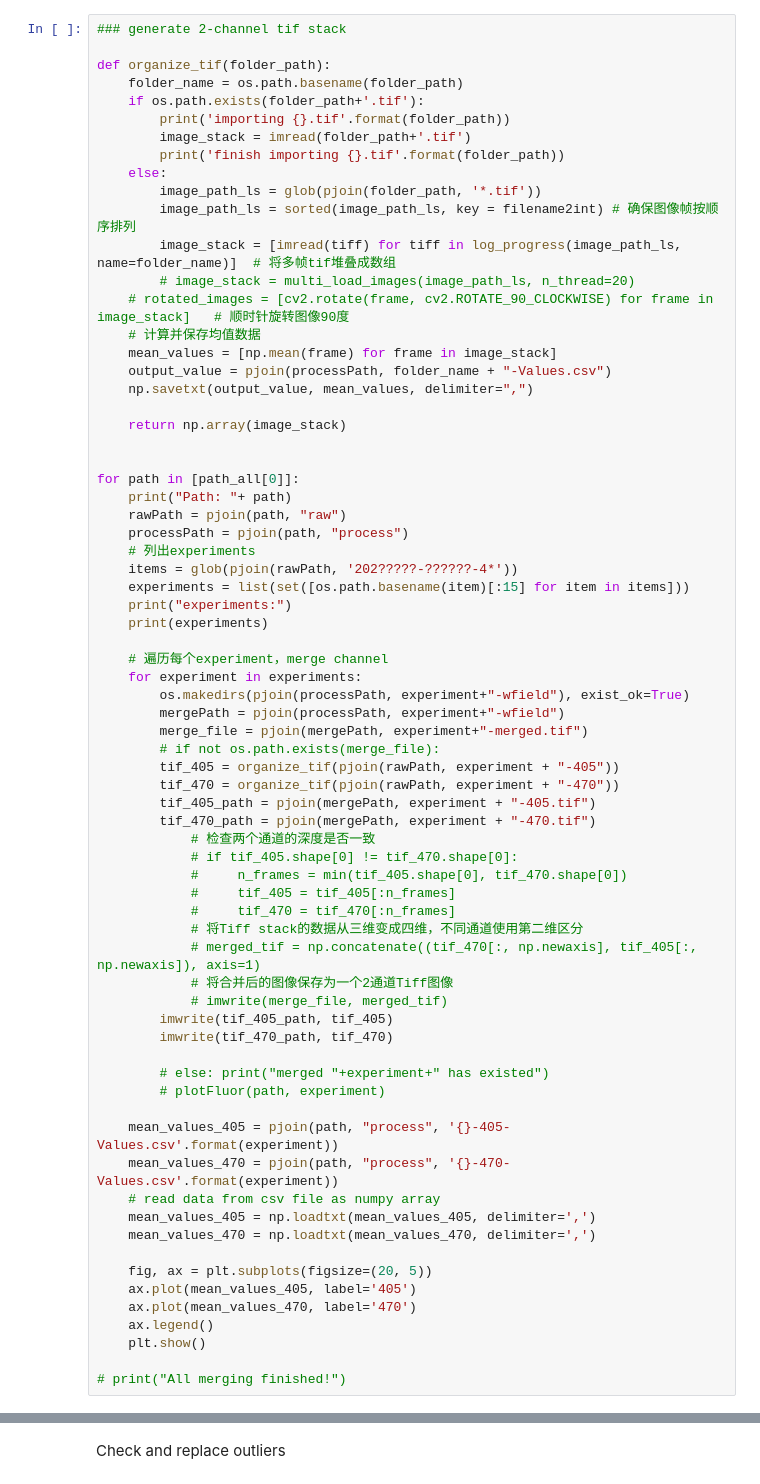
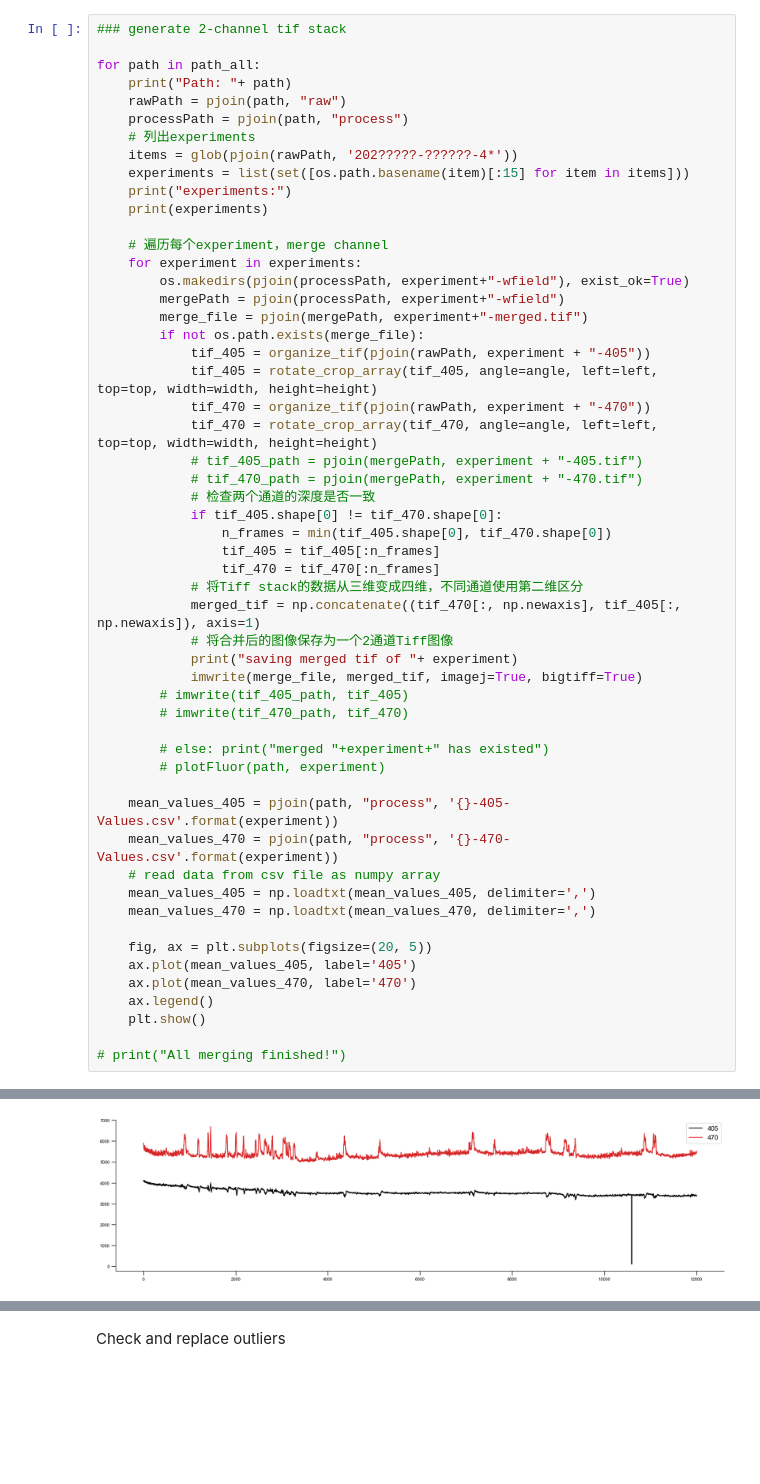
Before and after one commit to Zhaoxi-Liu/widefield_imaging_analysis, a Jupyter notebook: wf_analysis_WRX.ipynb, the cells around one changed output, grey strips where cells are left out. Saved outputs shown, nothing was run; the diff lists cells and outputs as text; blank space fills up the shorter version.

```diff
--- a/wf_analysis_WRX.ipynb
+++ b/wf_analysis_WRX.ipynb
@@ -51,27 +223,7 @@ All the file path:
 # %%
 ### generate 2-channel tif stack
 
-def organize_tif(folder_path):
-    folder_name = os.path.basename(folder_path)
-    if os.path.exists(folder_path+'.tif'):
-        print('importing {}.tif'.format(folder_path))
-        image_stack = imread(folder_path+'.tif')
-        print('finish importing {}.tif'.format(folder_path))
-    else:
-        image_path_ls = glob(pjoin(folder_path, '*.tif'))
-        image_path_ls = sorted(image_path_ls, key = filename2int) # 确保图像帧按顺序排列
-        image_stack = [imread(tiff) for tiff in log_progress(image_path_ls, name=folder_name)]  # 将多帧tif堆叠成数组
-        # image_stack = multi_load_images(image_path_ls, n_thread=20)
-    # rotated_images = [cv2.rotate(frame, cv2.ROTATE_90_CLOCKWISE) for frame in image_stack]   # 顺时针旋转图像90度
-    # 计算并保存均值数据
-    mean_values = [np.mean(frame) for frame in image_stack]
-    output_value = pjoin(processPath, folder_name + "-Values.csv")
-    np.savetxt(output_value, mean_values, delimiter=",")
-
-    return np.array(image_stack)
-
-
-for path in [path_all[0]]:
+for path in path_all:
     print("Path: "+ path)
     rawPath = pjoin(path, "raw")
     processPath = pjoin(path, "process")
@@ -86,22 +238,25 @@ for path in [path_all[0]]:
         os.makedirs(pjoin(processPath, experiment+"-wfield"), exist_ok=True)
         mergePath = pjoin(processPath, experiment+"-wfield")
         merge_file = pjoin(mergePath, experiment+"-merged.tif")
-        # if not os.path.exists(merge_file):
-        tif_405 = organize_tif(pjoin(rawPath, experiment + "-405"))
-        tif_470 = organize_tif(pjoin(rawPath, experiment + "-470"))
-        tif_405_path = pjoin(mergePath, experiment + "-405.tif")
-        tif_470_path = pjoin(mergePath, experiment + "-470.tif")
+        if not os.path.exists(merge_file):
+            tif_405 = organize_tif(pjoin(rawPath, experiment + "-405"))
+            tif_405 = rotate_crop_array(tif_405, angle=angle, left=left, top=top, width=width, height=height)
+            tif_470 = organize_tif(pjoin(rawPath, experiment + "-470"))
+            tif_470 = rotate_crop_array(tif_470, angle=angle, left=left, top=top, width=width, height=height)
+            # tif_405_path = pjoin(mergePath, experiment + "-405.tif")
+            # tif_470_path = pjoin(mergePath, experiment + "-470.tif")
             # 检查两个通道的深度是否一致
-            # if tif_405.shape[0] != tif_470.shape[0]:
-            #     n_frames = min(tif_405.shape[0], tif_470.shape[0])
-            #     tif_405 = tif_405[:n_frames]
-            #     tif_470 = tif_470[:n_frames]
+            if tif_405.shape[0] != tif_470.shape[0]:
+                n_frames = min(tif_405.shape[0], tif_470.shape[0])
+                tif_405 = tif_405[:n_frames]
+                tif_470 = tif_470[:n_frames]
             # 将Tiff stack的数据从三维变成四维，不同通道使用第二维区分
-            # merged_tif = np.concatenate((tif_470[:, np.newaxis], tif_405[:, np.newaxis]), axis=1)
+            merged_tif = np.concatenate((tif_470[:, np.newaxis], tif_405[:, np.newaxis]), axis=1)
             # 将合并后的图像保存为一个2通道Tiff图像
-            # imwrite(merge_file, merged_tif)
-        imwrite(tif_405_path, tif_405)
-        imwrite(tif_470_path, tif_470)
+            print("saving merged tif of "+ experiment)
+            imwrite(merge_file, merged_tif, imagej=True, bigtiff=True)
+        # imwrite(tif_405_path, tif_405)
+        # imwrite(tif_470_path, tif_470)
 
         # else: print("merged "+experiment+" has existed")
         # plotFluor(path, experiment)
@@ -119,3 +274,4 @@ for path in [path_all[0]]:
     plt.show()
 
 # print("All merging finished!")
+# %% [output]
@@ -121,0 +286 @@ for path in [path_all[0]]:
+[figure, added]
```
Also changed, not shown: parts of 77 cells of this notebook.
